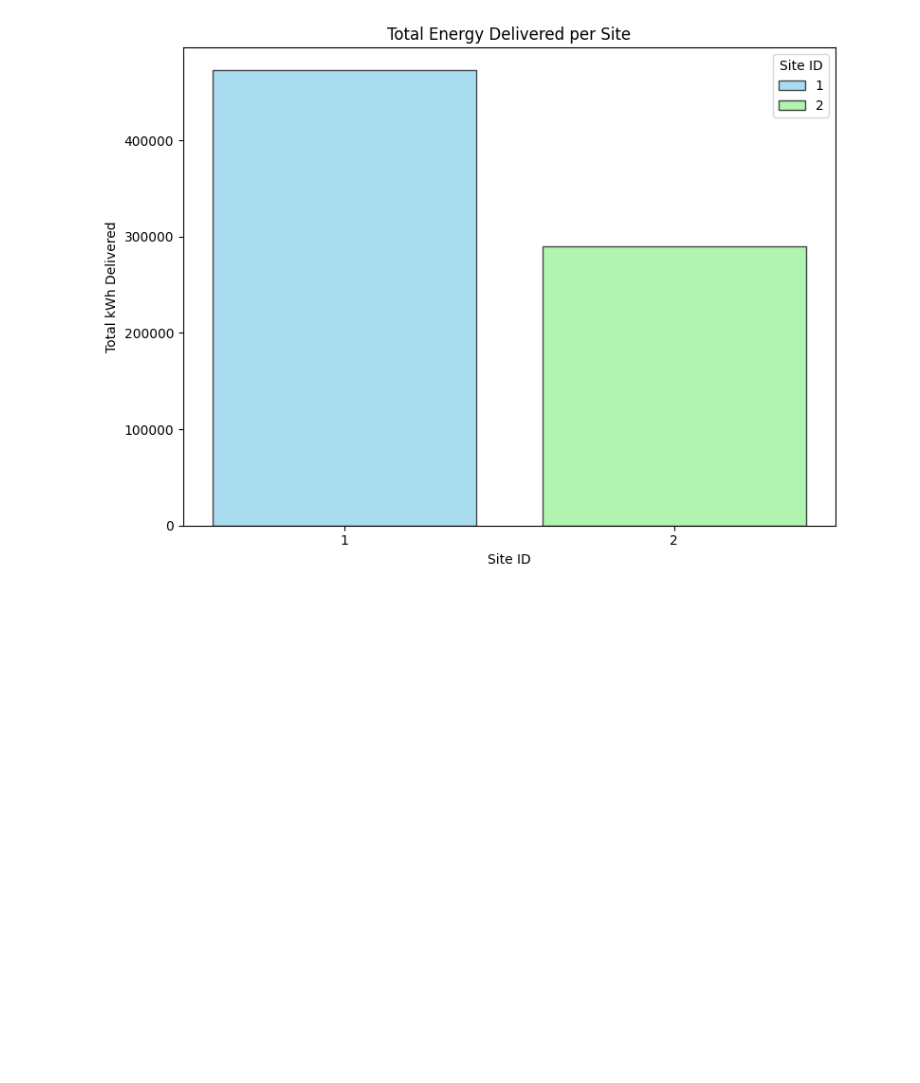
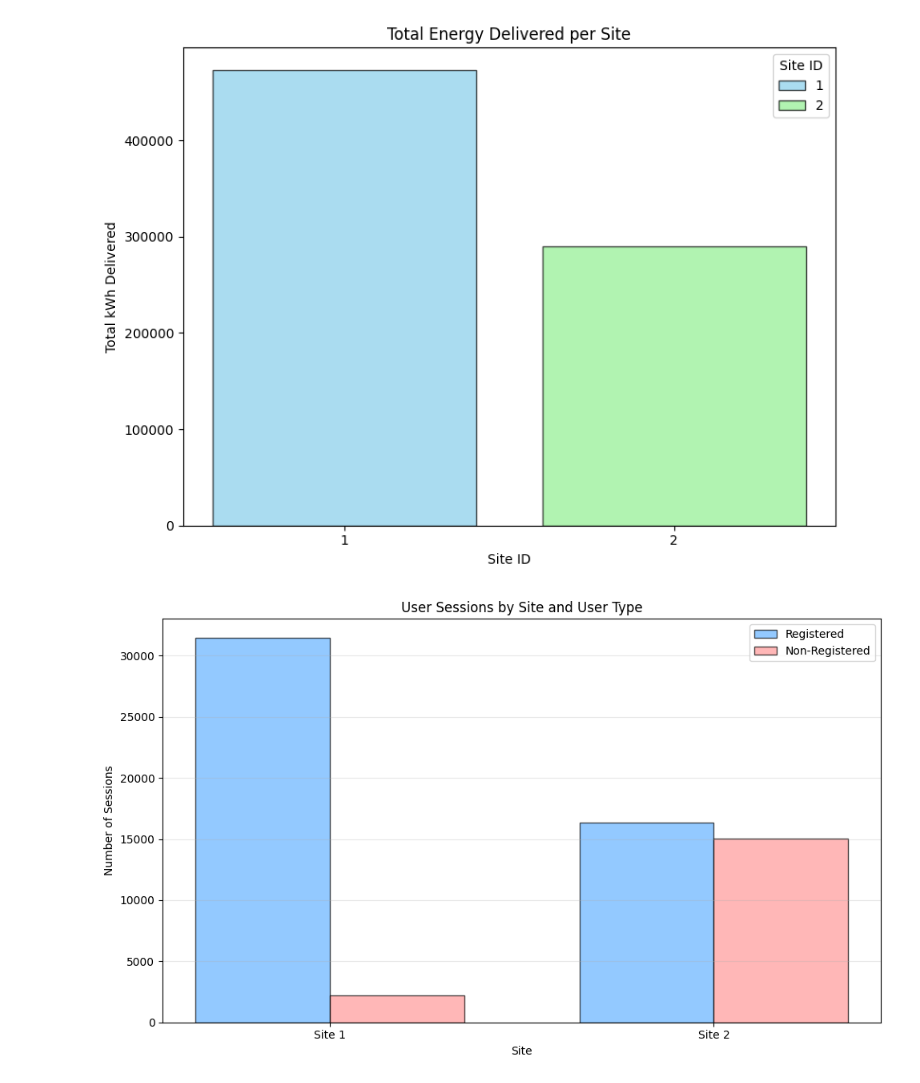
Before and after one commit to lbaudenb/AA_Team_6, a Jupyter notebook: notebooks/02_descriptives.ipynb, the cells around one changed output. Cells and saved outputs as stored; diff of their text form; code cells hidden in the pictures; blank space fills up the shorter version.

Commit message:
added chart for total user session per site

```diff
--- a/notebooks/02_descriptives.ipynb
+++ b/notebooks/02_descriptives.ipynb
@@ -878,3 +878,39 @@ plt.show()
 0      1       472633.668859
 1      2       290438.296974
 [figure]
+# %%
+def calculate_user_site_(df):
+    user_site_counts = df.groupby(['siteID', 'isRegisteredUser']).size().unstack(fill_value=0)
+    user_site_counts = user_site_counts.rename(columns={True: 'Registered', False: 'Non-Registered'})
+    return user_site_counts
+
+user_site_counts = calculate_user_site_(df)
+
+user_site_1 = user_site_counts.iloc[0]
+user_site_2 = user_site_counts.iloc[1]
+
+
+fig, ax = plt.subplots(figsize=(10, 6))
+
+x = [0, 1]
+width = 0.35
+
+# bar for site 1
+ax.bar(x[0] - width/2, user_site_1['Registered'], width, label='Registered', color='#66b3ff', edgecolor='black', alpha=0.7)
+ax.bar(x[0] + width/2, user_site_1['Non-Registered'], width, color='#ff9999', edgecolor='black', alpha=0.7)
+
+# bar for site 2
+ax.bar(x[1] - width/2, user_site_2['Registered'], width, color='#66b3ff', edgecolor='black', alpha=0.7)
+ax.bar(x[1] + width/2, user_site_2['Non-Registered'], width, label='Non-Registered', color='#ff9999', edgecolor='black', alpha=0.7)
+
+ax.set_xticks(x)
+ax.set_xticklabels(['Site 1', 'Site 2'])
+ax.set_xlabel('Site')
+ax.set_ylabel('Number of Sessions')
+ax.set_title('User Sessions by Site and User Type')
+ax.legend()
+ax.grid(axis='y', alpha=0.3)
+plt.tight_layout()
+plt.show()
+# %% [output]
+[figure, added]
```
